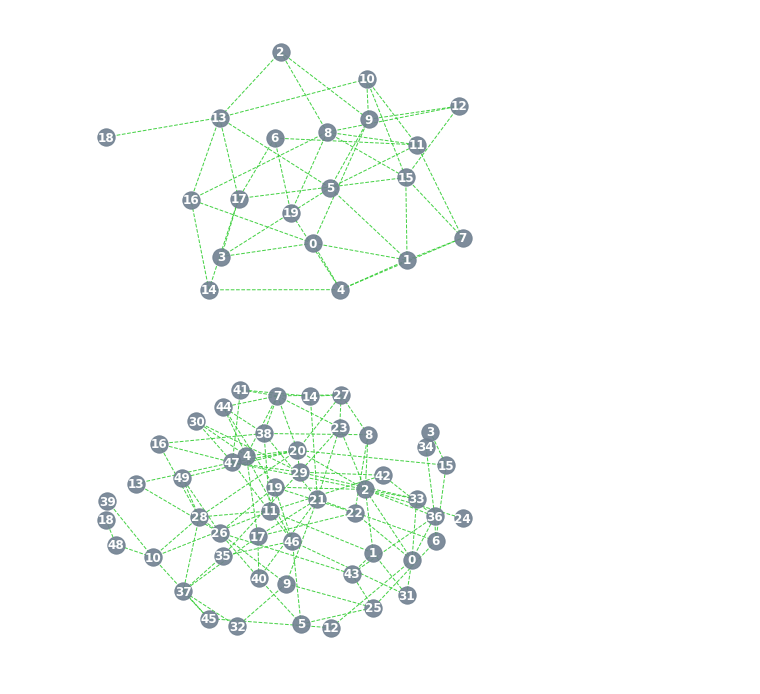
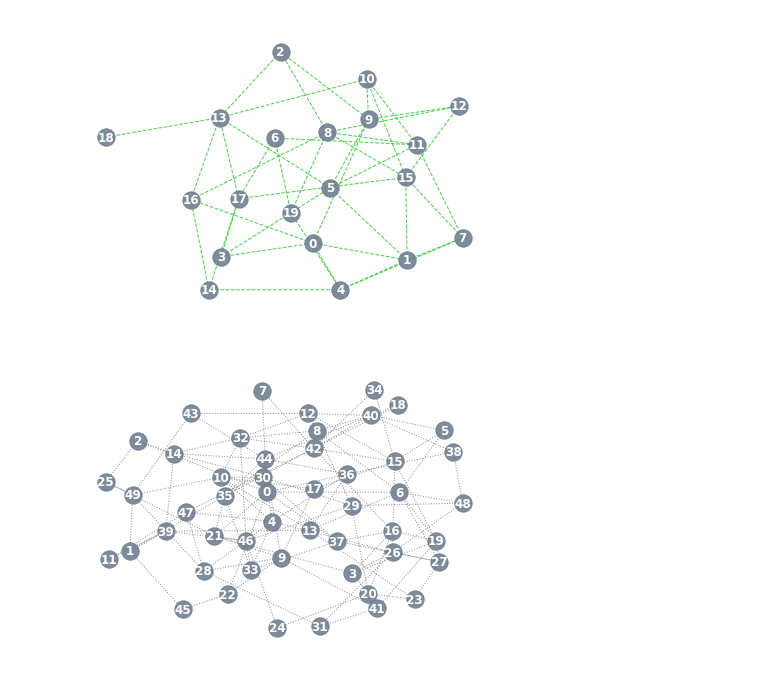
Before and after one commit to akell47/Python, a Jupyter notebook: NetworkAnalysis.ipynb, the cells around one changed output. Drawn from its saved outputs; the diff is of its cells as text; code cells hidden in the pictures.

Commit message:
Network Analysis graphs

```diff
--- a/NetworkAnalysis.ipynb
+++ b/NetworkAnalysis.ipynb
@@ -190,18 +193,18 @@ Number of Nodes 20
 # %%
 def er_graph(N, p):
     """generate an ER graph"""
     Q = nx.Graph()
     Q.add_nodes_from(range(N))
     for node1 in Q.nodes():
         for node2 in Q.nodes():
             if node1 < node2 and bernoulli.rvs(p=p) == True:
                 # 0 is interpreted as False
                 # 1 is interpeted as True
                 Q.add_edge(node1, node2)
     return Q
 # print "Number of Nodes",(Q.number_of_nodes())
 nx.draw(er_graph(50, 0.08), with_labels=True, node_color="slategrey",
         font_color="white", font_weight="bold", alpha=0.9,
-        edge_color="limegreen", style="dashed")
+        edge_color="grey", style="dotted")
 # %% [output]
-[figure, old version]
+[figure, new version]
```
Also changed, not shown: parts of 30 cells of this notebook, 2 other files.
